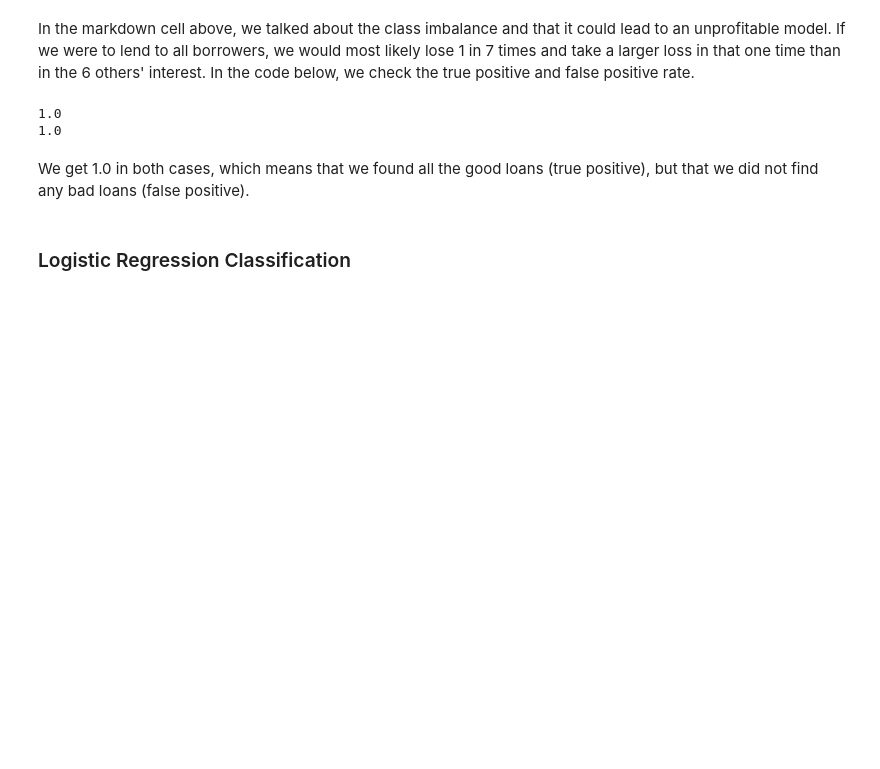
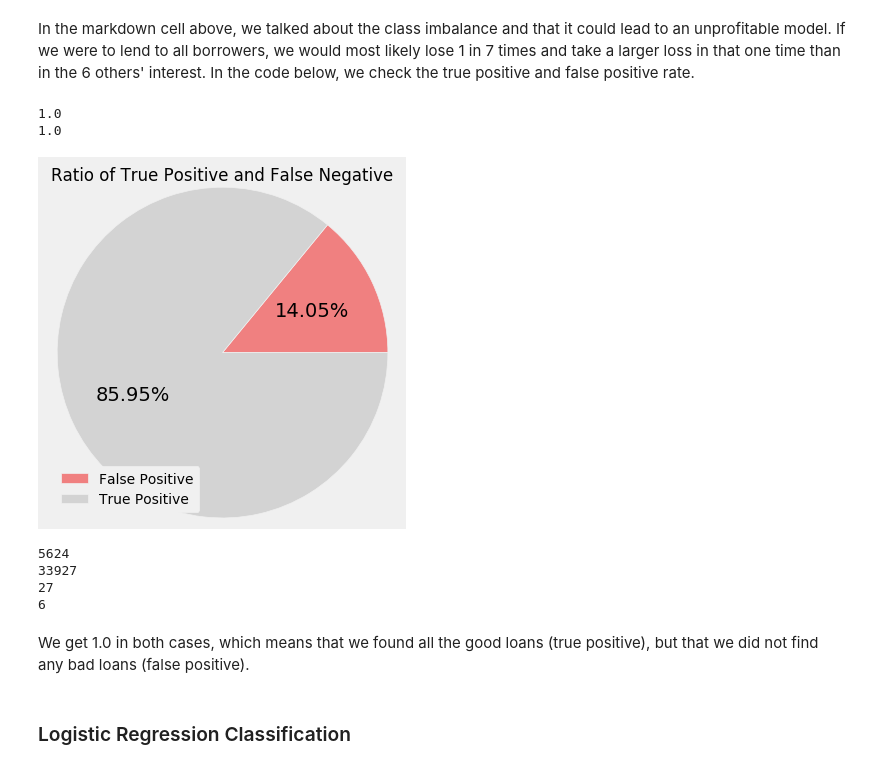
Before and after one commit to lemoinef/Loan-Default-Prediction, a Jupyter notebook: loan_default_prediction.ipynb, the cells around one changed output. Drawn from its saved outputs; the diff is of its cells as text; code cells hidden in the pictures; blank space fills up the shorter version.

Commit message:
tinker with visualization about true positive and false positive

```diff
--- a/loan_default_prediction.ipynb
+++ b/loan_default_prediction.ipynb
@@ -579,6 +581,30 @@ print float(fpr)
 # %% [output]
 1.0
 1.0
+# %%
+ # Data to plot
+labels = 'False Positive', 'True Positive'
+sizes = [fp, tp]
+colors = ['lightcoral', 'lightgrey']
+# Plot
+plt.figure(figsize=(4,4))
+plt.pie(sizes, colors=colors, autopct='%1.2f%%', shadow=False, startangle=0)
+plt.title('Ratio of True Positive and False Negative', fontsize=12)
+plt.legend(labels, loc='lower left', fontsize=10)
+plt.axis('equal')
+plt.show()
+# %% [output]
+[figure, added]
+# %%
+print fp
+print tp
+print fn
+print tn
+# %% [output]
+5624
+33927
+27
+6
 # %% [markdown]
 We get 1.0 in both cases, which means that we found all the good loans (true positive), but that we did not find any bad loans (false positive).
 # %% [markdown]
```
Also changed, not shown: parts of 6 cells of this notebook.
